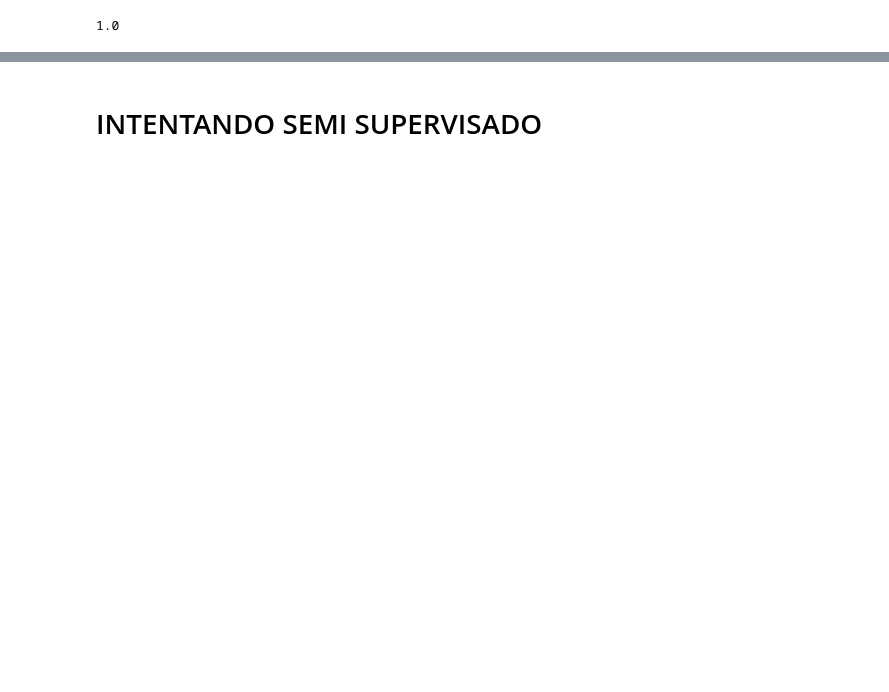
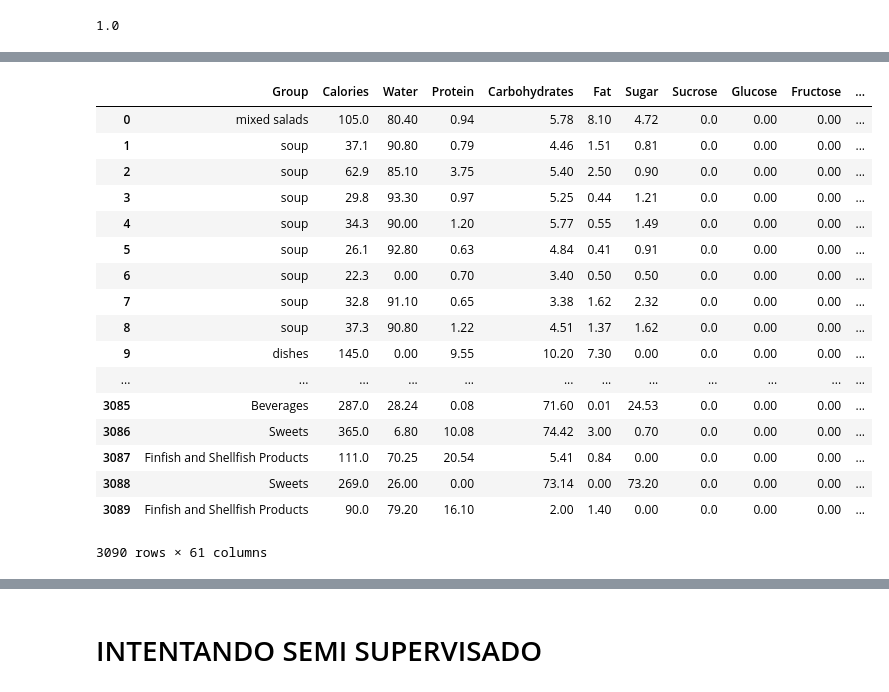
Before and after one commit to CMFV/FINAL_PROJECT, a Jupyter notebook: Clustering_data.ipynb, the cells around one changed output, grey strips where cells are left out. Cells and saved outputs as stored; diff of their text form; code cells hidden in the pictures; blank space fills up the shorter version.

```diff
--- a/Clustering_data.ipynb
+++ b/Clustering_data.ipynb
@@ -151,0 +152,2 @@ metrics.auc(fpr, tpr)
+# %%
+df_no_clas0=pd.read_csv('me_diet_EMPTY.csv')
@@ -151,0 +164,23 @@ metrics.auc(fpr, tpr)
+# %%
+df_no_clas=df_no_clas0.drop(columns=['Unnamed: 0', 'Name'])
+# %%
+df_no_clas
+# %% [output]
+|  | Group | Calories | Water | Protein | Carbohydrates | Fat | Sugar | Sucrose | Glucose | Fructose | ... |
+| 0 | mixed salads | 105.0 | 80.40 | 0.94 | 5.78 | 8.10 | 4.72 | 0.0 | 0.00 | 0.00 | ... |
+| 1 | soup | 37.1 | 90.80 | 0.79 | 4.46 | 1.51 | 0.81 | 0.0 | 0.00 | 0.00 | ... |
+| 2 | soup | 62.9 | 85.10 | 3.75 | 5.40 | 2.50 | 0.90 | 0.0 | 0.00 | 0.00 | ... |
+| 3 | soup | 29.8 | 93.30 | 0.97 | 5.25 | 0.44 | 1.21 | 0.0 | 0.00 | 0.00 | ... |
+| 4 | soup | 34.3 | 90.00 | 1.20 | 5.77 | 0.55 | 1.49 | 0.0 | 0.00 | 0.00 | ... |
+| 5 | soup | 26.1 | 92.80 | 0.63 | 4.84 | 0.41 | 0.91 | 0.0 | 0.00 | 0.00 | ... |
+| 6 | soup | 22.3 | 0.00 | 0.70 | 3.40 | 0.50 | 0.50 | 0.0 | 0.00 | 0.00 | ... |
+| 7 | soup | 32.8 | 91.10 | 0.65 | 3.38 | 1.62 | 2.32 | 0.0 | 0.00 | 0.00 | ... |
+| 8 | soup | 37.3 | 90.80 | 1.22 | 4.51 | 1.37 | 1.62 | 0.0 | 0.00 | 0.00 | ... |
+| 9 | dishes | 145.0 | 0.00 | 9.55 | 10.20 | 7.30 | 0.00 | 0.0 | 0.00 | 0.00 | ... |
+| ... | ... | ... | ... | ... | ... | ... | ... | ... | ... | ... | ... |
+| 3085 | Beverages | 287.0 | 28.24 | 0.08 | 71.60 | 0.01 | 24.53 | 0.0 | 0.00 | 0.00 | ... |
+| 3086 | Sweets | 365.0 | 6.80 | 10.08 | 74.42 | 3.00 | 0.70 | 0.0 | 0.00 | 0.00 | ... |
+| 3087 | Finfish and Shellfish Products | 111.0 | 70.25 | 20.54 | 5.41 | 0.84 | 0.00 | 0.0 | 0.00 | 0.00 | ... |
+| 3088 | Sweets | 269.0 | 26.00 | 0.00 | 73.14 | 0.00 | 73.20 | 0.0 | 0.00 | 0.00 | ... |
+| 3089 | Finfish and Shellfish Products | 90.0 | 79.20 | 16.10 | 2.00 | 1.40 | 0.00 | 0.0 | 0.00 | 0.00 | ... |
+3090 rows × 61 columns
```
Also changed, not shown: parts of 35 cells of this notebook, 2 other files.
